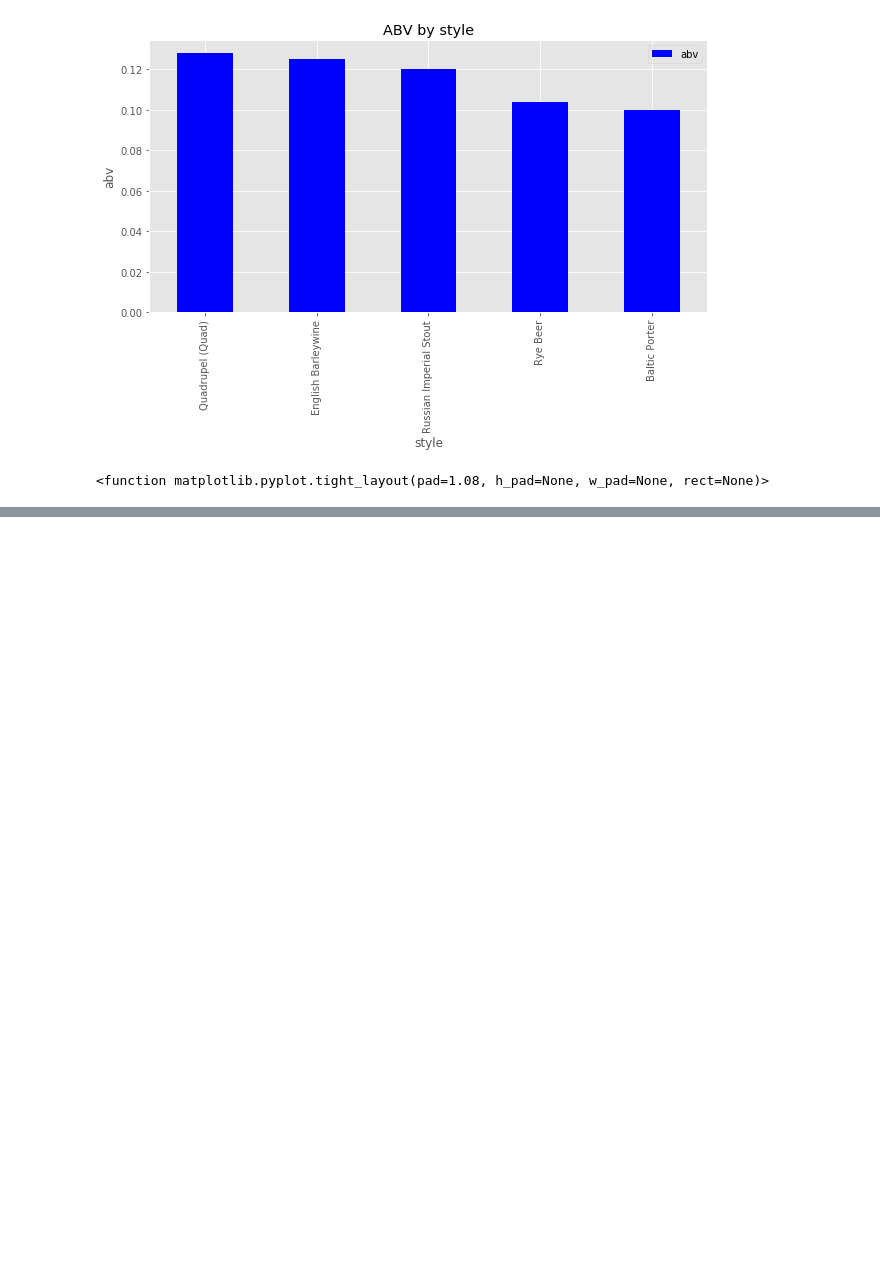
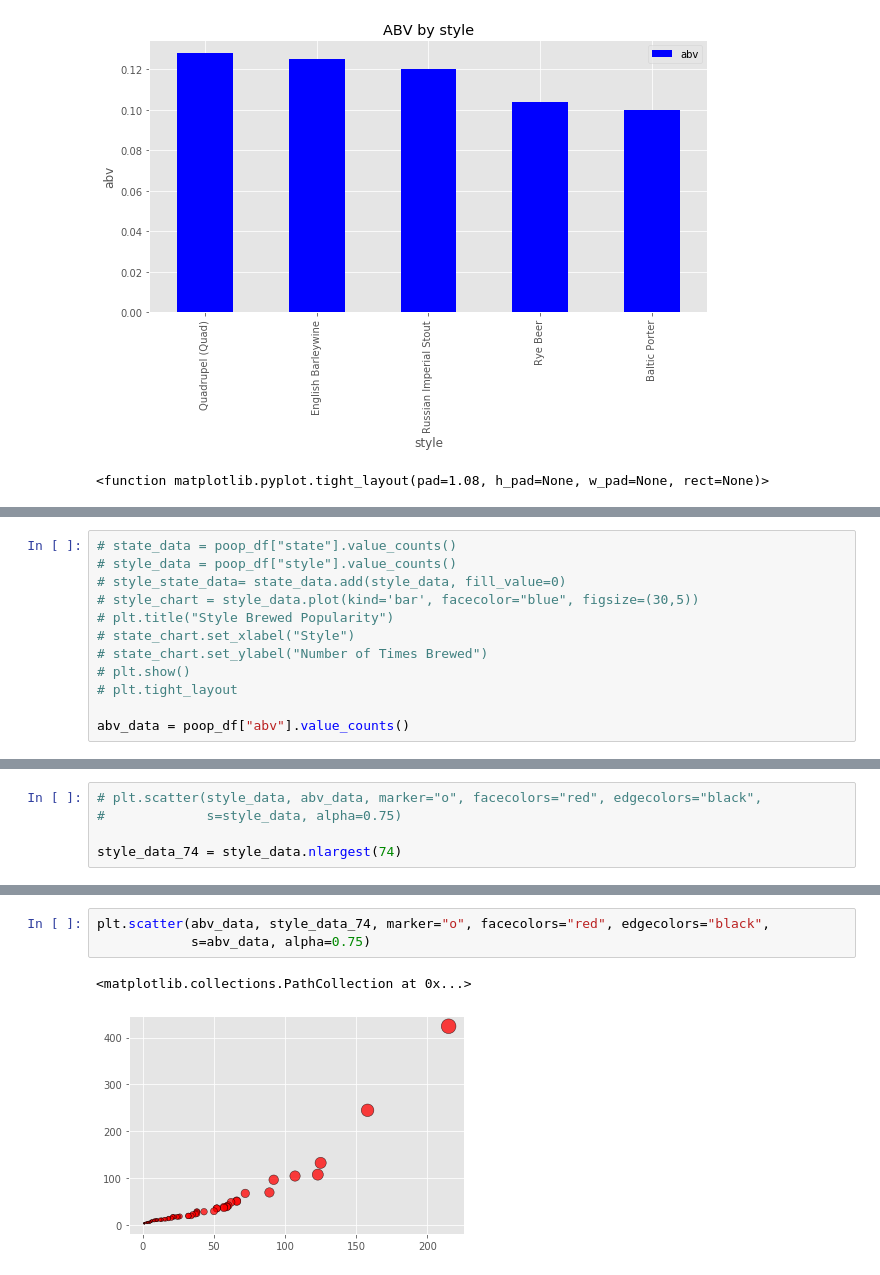
Before and after one commit to ItsGreyedOut/Brewery-Startup, a Jupyter notebook: resources/BeerStyles.ipynb, the cells around one changed output, grey strips where cells are left out. Drawn from its saved outputs; the diff is of its cells as text; blank space fills up the shorter version.

```diff
--- a/resources/BeerStyles.ipynb
+++ b/resources/BeerStyles.ipynb
@@ -267,0 +334,12 @@ TypeError: no numeric data to plot
+# %%
+# state_data = poop_df["state"].value_counts()
+# style_data = poop_df["style"].value_counts()
+# style_state_data= state_data.add(style_data, fill_value=0)
+# style_chart = style_data.plot(kind='bar', facecolor="blue", figsize=(30,5))
+# plt.title("Style Brewed Popularity")
+# state_chart.set_xlabel("Style")
+# state_chart.set_ylabel("Number of Times Brewed")
+# plt.show()
+# plt.tight_layout
+
+abv_data = poop_df["abv"].value_counts()
@@ -267,0 +376,5 @@ TypeError: no numeric data to plot
+# %%
+# plt.scatter(style_data, abv_data, marker="o", facecolors="red", edgecolors="black",
+#             s=style_data, alpha=0.75)
+
+style_data_74 = style_data.nlargest(74)
@@ -267,0 +396,6 @@ TypeError: no numeric data to plot
+# %%
+plt.scatter(abv_data, style_data_74, marker="o", facecolors="red", edgecolors="black",
+            s=abv_data, alpha=0.75)
+# %% [output]
+<matplotlib.collections.PathCollection at 0x...>
+[figure, added]
```
Also changed, not shown: parts of 16 cells of this notebook.
